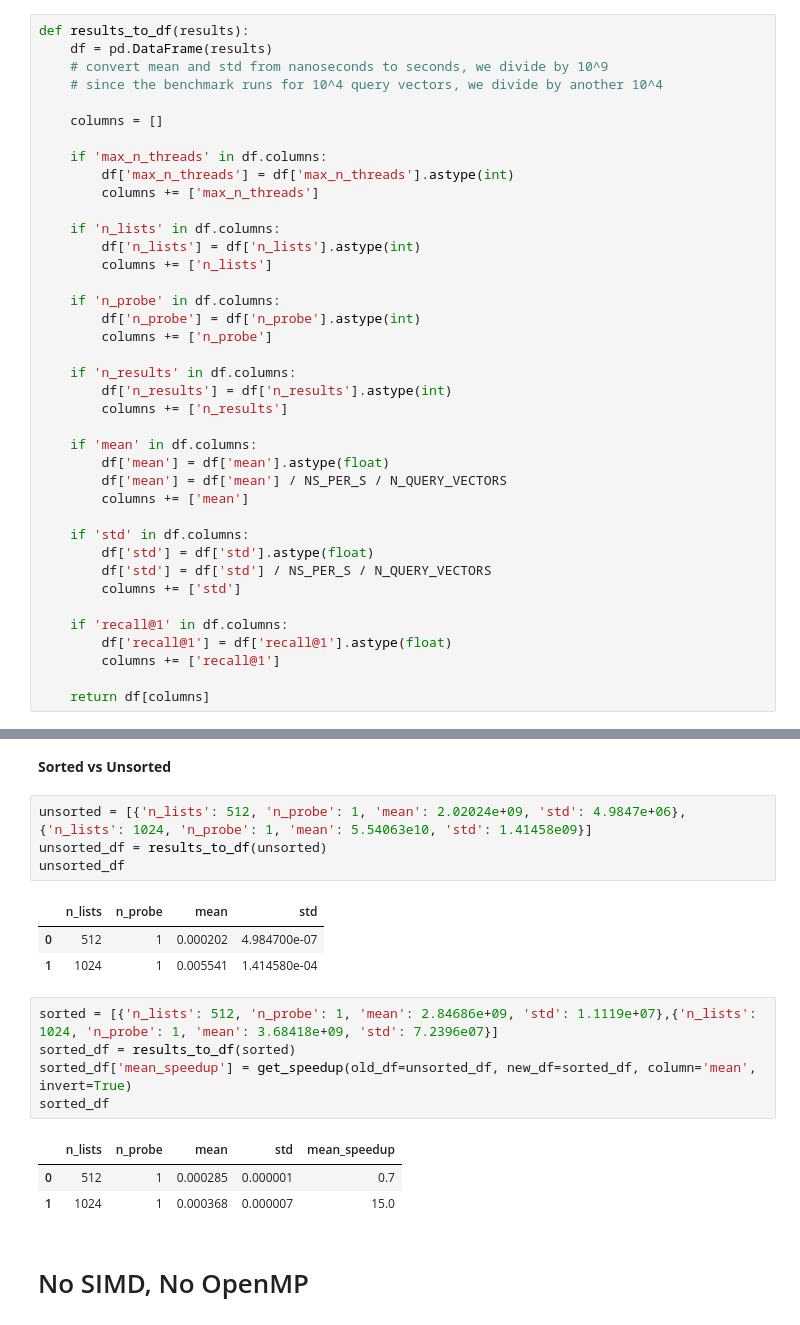
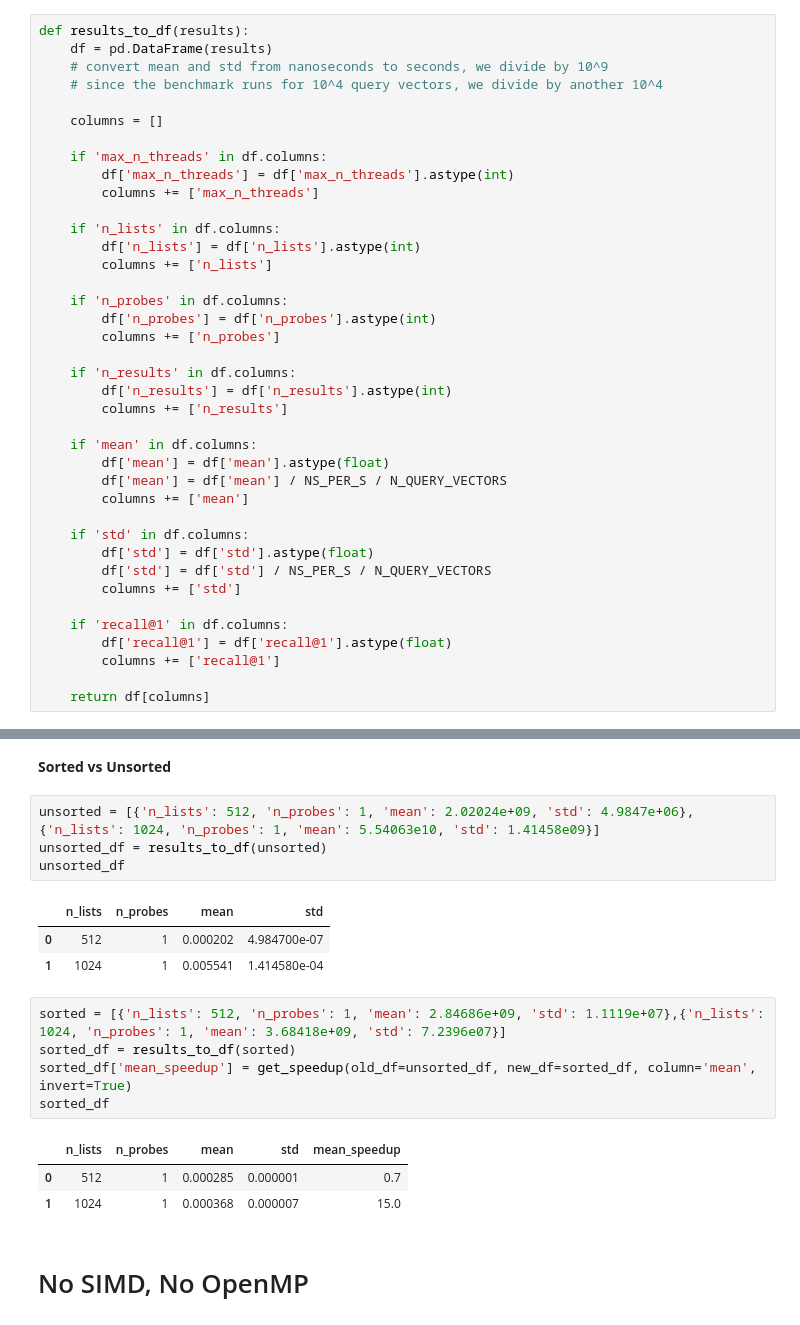
Before and after one commit to TimonFercho/ann-distributed-key-value-store, a Jupyter notebook: evaluation/index/index-evaluation.ipynb, the cells around one changed output, grey strips where cells are left out. Saved outputs shown, nothing was run; the diff lists cells and outputs as text.

Commit message:
ref: rename n_probe to n_probes for naming consistency

```diff
--- a/evaluation/index/index-evaluation.ipynb
+++ b/evaluation/index/index-evaluation.ipynb
@@ -71,9 +71,9 @@ def results_to_df(results):
         df['n_lists'] = df['n_lists'].astype(int)
         columns += ['n_lists']
 
-    if 'n_probe' in df.columns:
-        df['n_probe'] = df['n_probe'].astype(int)
-        columns += ['n_probe']
+    if 'n_probes' in df.columns:
+        df['n_probes'] = df['n_probes'].astype(int)
+        columns += ['n_probes']
 
     if 'n_results' in df.columns:
         df['n_results'] = df['n_results'].astype(int)
@@ -217,20 +217,20 @@ def get_speedup(old_df, new_df, column, invert=False):
 # %% [markdown]
 **Sorted vs Unsorted**
 # %%
-unsorted = [{'n_lists': 512, 'n_probe': 1, 'mean': 2.02024e+09, 'std': 4.9847e+06}, {'n_lists': 1024, 'n_probe': 1, 'mean': 5.54063e10, 'std': 1.41458e09}]
+unsorted = [{'n_lists': 512, 'n_probes': 1, 'mean': 2.02024e+09, 'std': 4.9847e+06}, {'n_lists': 1024, 'n_probes': 1, 'mean': 5.54063e10, 'std': 1.41458e09}]
 unsorted_df = results_to_df(unsorted)
 unsorted_df
 # %% [output]
-|  | n_lists | n_probe | mean | std |
+|  | n_lists | n_probes | mean | std |
 | 0 | 512 | 1 | 0.000202 | 4.984700e-07 |
 | 1 | 1024 | 1 | 0.005541 | 1.414580e-04 |
 # %%
-sorted = [{'n_lists': 512, 'n_probe': 1, 'mean': 2.84686e+09, 'std': 1.1119e+07},{'n_lists': 1024, 'n_probe': 1, 'mean': 3.68418e+09, 'std': 7.2396e07}]
+sorted = [{'n_lists': 512, 'n_probes': 1, 'mean': 2.84686e+09, 'std': 1.1119e+07},{'n_lists': 1024, 'n_probes': 1, 'mean': 3.68418e+09, 'std': 7.2396e07}]
 sorted_df = results_to_df(sorted)
 sorted_df['mean_speedup'] = get_speedup(old_df=unsorted_df, new_df=sorted_df, column='mean', invert=True)
 sorted_df
 # %% [output]
-|  | n_lists | n_probe | mean | std | mean_speedup |
+|  | n_lists | n_probes | mean | std | mean_speedup |
 | 0 | 512 | 1 | 0.000285 | 0.000001 | 0.7 |
 | 1 | 1024 | 1 | 0.000368 | 0.000007 | 15.0 |
 # %% [markdown]
```
Also changed, not shown: parts of 20 cells of this notebook, 21 other files.
